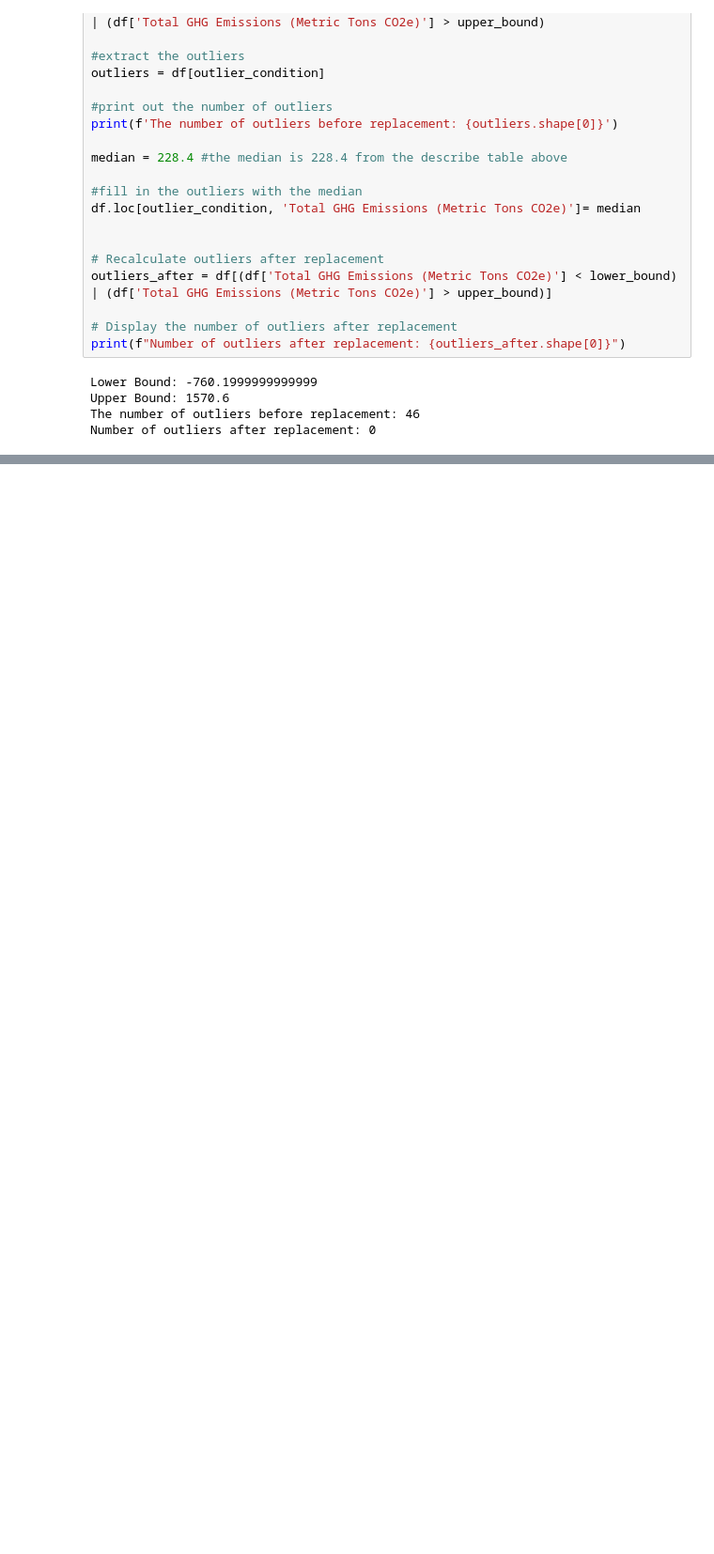
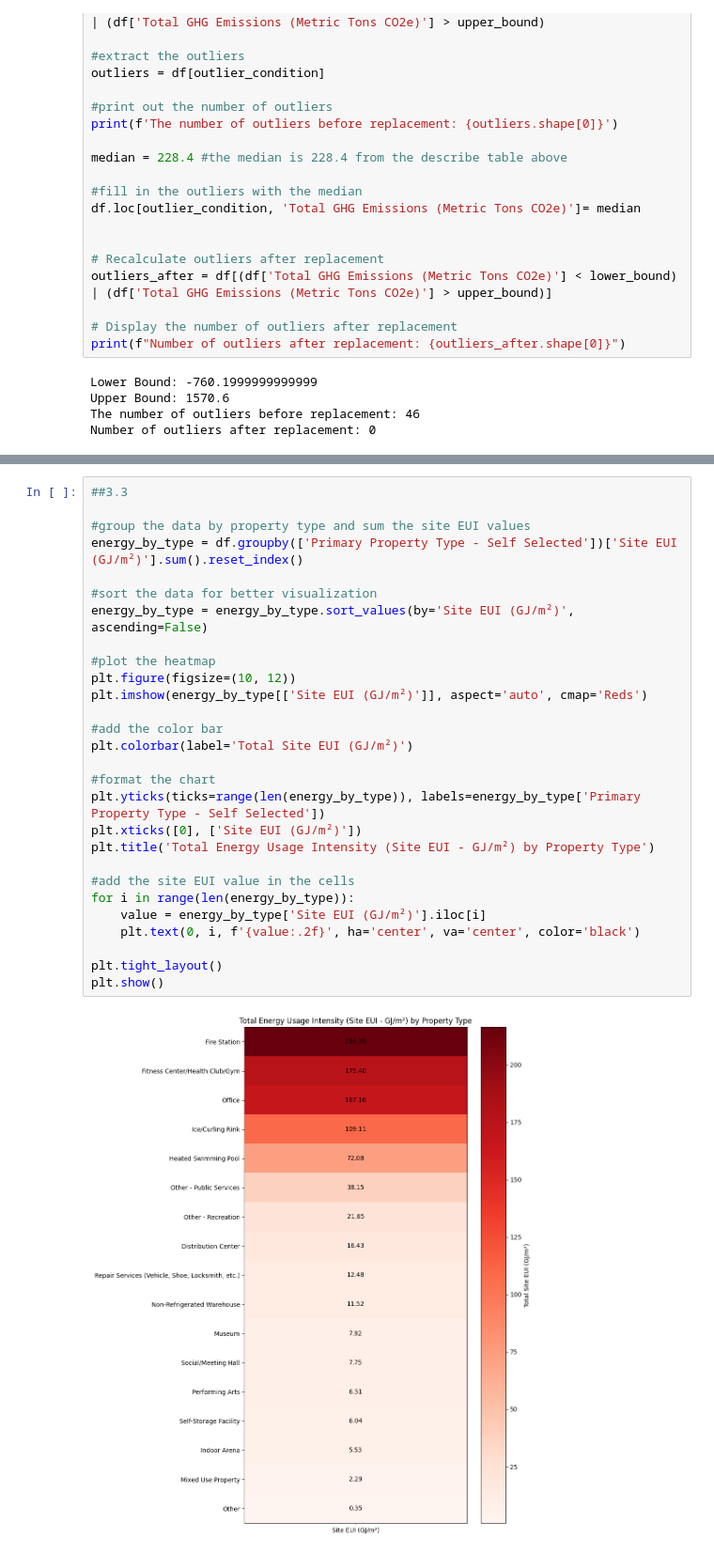
Before and after one commit to Ravin-J/Assignment-4, a Jupyter notebook: HW 4.ipynb, the cells around one changed output, grey strips where cells are left out. Shown: that part at 94% size. Saved outputs shown, nothing was run; the diff lists cells and outputs as text; blank space fills up the shorter version.

```diff
--- a/HW 4.ipynb
+++ b/HW 4.ipynb
@@ -574,0 +637,30 @@ Number of outliers after replacement: 0
+# %%
+##3.3
+
+#group the data by property type and sum the site EUI values
+energy_by_type = df.groupby(['Primary Property Type - Self Selected'])['Site EUI (GJ/m²)'].sum().reset_index()
+
+#sort the data for better visualization
+energy_by_type = energy_by_type.sort_values(by='Site EUI (GJ/m²)', ascending=False)
+
+#plot the heatmap
+plt.figure(figsize=(10, 12))
+plt.imshow(energy_by_type[['Site EUI (GJ/m²)']], aspect='auto', cmap='Reds')
+
+#add the color bar
+plt.colorbar(label='Total Site EUI (GJ/m²)')
+
+#format the chart
+plt.yticks(ticks=range(len(energy_by_type)), labels=energy_by_type['Primary Property Type - Self Selected'])
+plt.xticks([0], ['Site EUI (GJ/m²)'])
+plt.title('Total Energy Usage Intensity (Site EUI - GJ/m²) by Property Type')
+
+#add the site EUI value in the cells
+for i in range(len(energy_by_type)):
+    value = energy_by_type['Site EUI (GJ/m²)'].iloc[i]
+    plt.text(0, i, f'{value:.2f}', ha='center', va='center', color='black')
+
+plt.tight_layout()
+plt.show()
+# %% [output]
+[figure, added]
```
Also changed, not shown: parts of 5 cells of this notebook.
